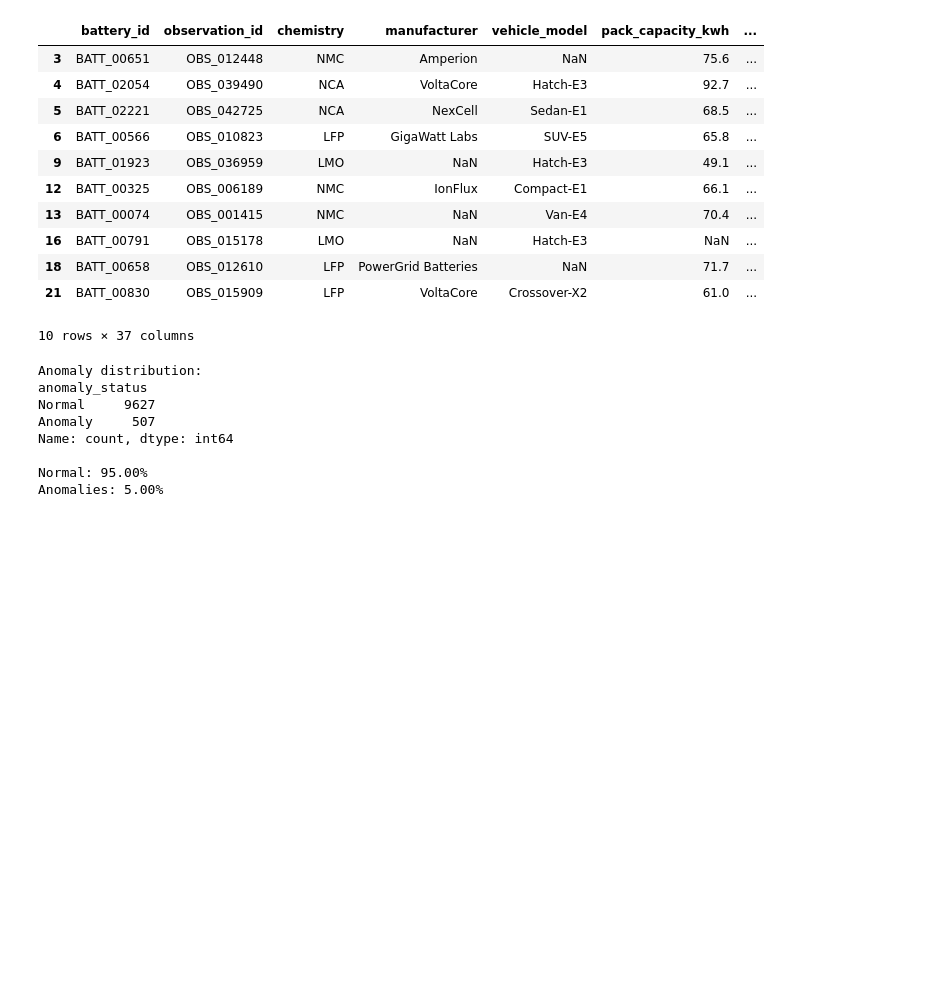
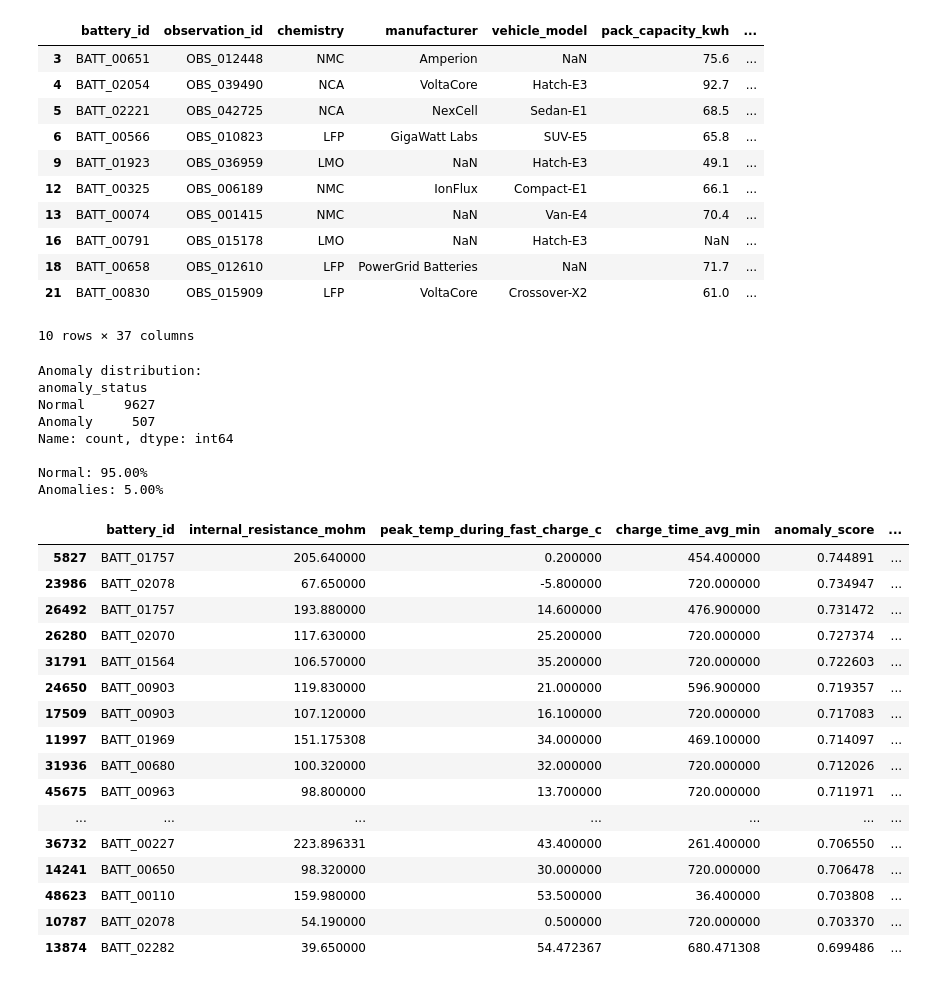
Before and after one commit to pradyumn980/EV-Battery-Anomaly-Detection, a Jupyter notebook: EV_practice.ipynb, the cells around one changed output. Saved outputs shown, nothing was run; the diff lists cells and outputs as text; code cells hidden in the pictures; blank space fills up the shorter version.

```diff
--- a/EV_practice.ipynb
+++ b/EV_practice.ipynb
@@ -514,3 +514,43 @@ Name: count, dtype: int64
 
 Normal: 95.00%
 Anomalies: 5.00%
+# %%
+test_results['anomaly_score'] = (
+    -model.score_samples(X_test_scaled)
+)
+
+top_anomalies = test_results.sort_values(
+    by='anomaly_score',
+    ascending=False
+)
+
+display(
+    top_anomalies[
+        [
+            'battery_id',
+            'internal_resistance_mohm',
+            'peak_temp_during_fast_charge_c',
+            'charge_time_avg_min',
+            'anomaly_score',
+            'anomaly_status'
+        ]
+    ].head(20)
+)
+# %% [output]
+|  | battery_id | internal_resistance_mohm | peak_temp_during_fast_charge_c | charge_time_avg_min | anomaly_score | ... |
+| 5827 | BATT_01757 | 205.640000 | 0.200000 | 454.400000 | 0.744891 | ... |
+| 23986 | BATT_02078 | 67.650000 | -5.800000 | 720.000000 | 0.734947 | ... |
+| 26492 | BATT_01757 | 193.880000 | 14.600000 | 476.900000 | 0.731472 | ... |
+| 26280 | BATT_02070 | 117.630000 | 25.200000 | 720.000000 | 0.727374 | ... |
+| 31791 | BATT_01564 | 106.570000 | 35.200000 | 720.000000 | 0.722603 | ... |
+| 24650 | BATT_00903 | 119.830000 | 21.000000 | 596.900000 | 0.719357 | ... |
+| 17509 | BATT_00903 | 107.120000 | 16.100000 | 720.000000 | 0.717083 | ... |
+| 11997 | BATT_01969 | 151.175308 | 34.000000 | 469.100000 | 0.714097 | ... |
+| 31936 | BATT_00680 | 100.320000 | 32.000000 | 720.000000 | 0.712026 | ... |
+| 45675 | BATT_00963 | 98.800000 | 13.700000 | 720.000000 | 0.711971 | ... |
+| ... | ... | ... | ... | ... | ... | ... |
+| 36732 | BATT_00227 | 223.896331 | 43.400000 | 261.400000 | 0.706550 | ... |
+| 14241 | BATT_00650 | 98.320000 | 30.000000 | 720.000000 | 0.706478 | ... |
+| 48623 | BATT_00110 | 159.980000 | 53.500000 | 36.400000 | 0.703808 | ... |
+| 10787 | BATT_02078 | 54.190000 | 0.500000 | 720.000000 | 0.703370 | ... |
+| 13874 | BATT_02282 | 39.650000 | 54.472367 | 680.471308 | 0.699486 | ... |
```
Also changed, not shown: parts of 2 cells of this notebook.
